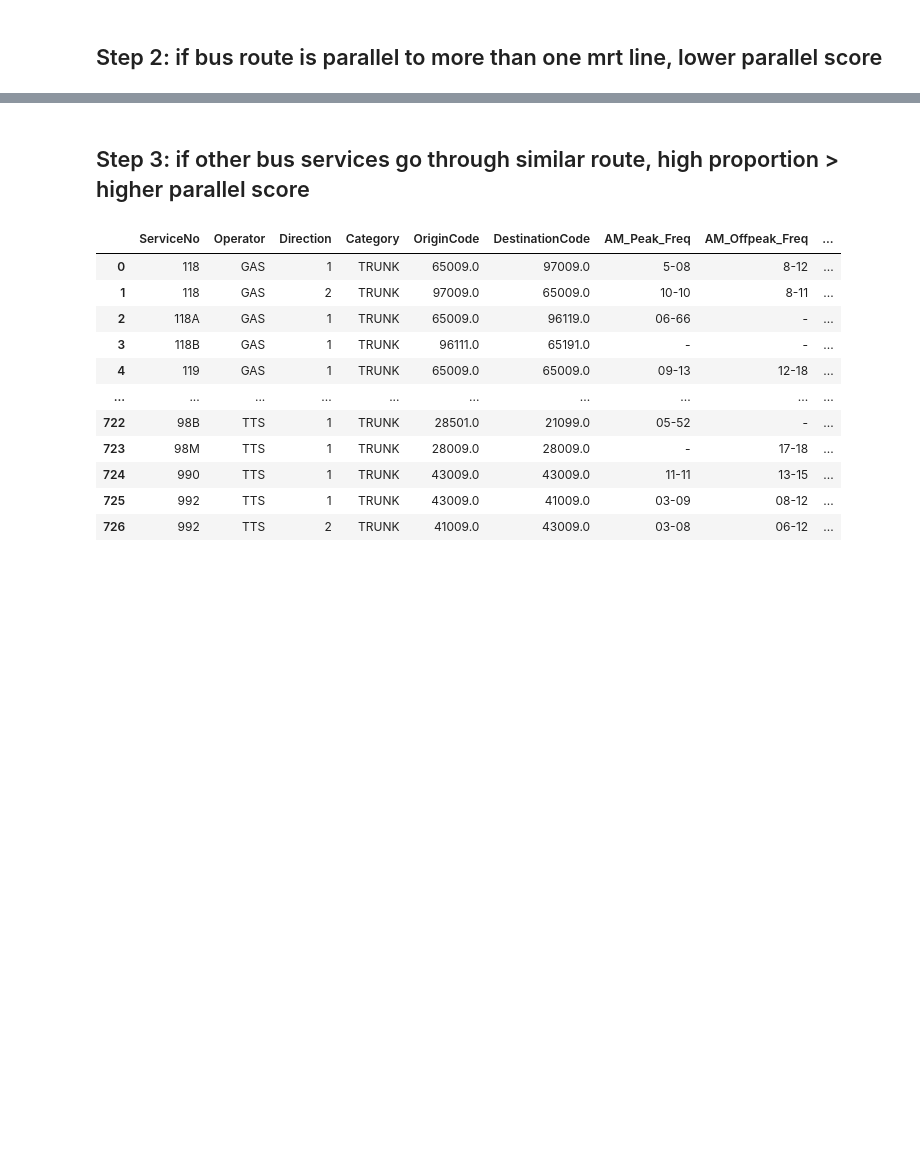
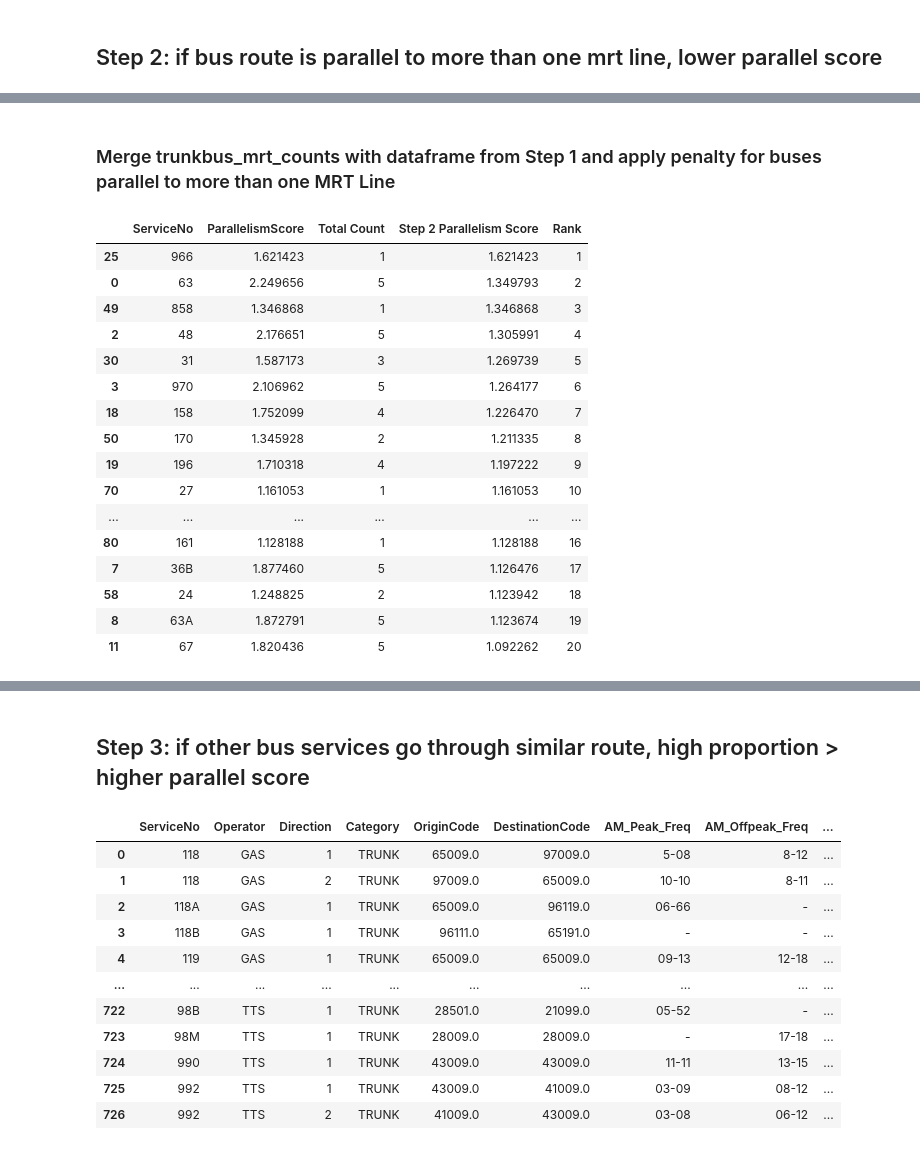
Before and after one commit to Elizaongwz/DSA4264, a Jupyter notebook: parallelscore.ipynb, the cells around one changed output, grey strips where cells are left out. Saved outputs shown, nothing was run; the diff lists cells and outputs as text; code cells hidden in the pictures; blank space fills up the shorter version.

Commit message:
step 2 of parallel scores

```diff
--- a/parallelscore.ipynb
+++ b/parallelscore.ipynb
@@ -201,0 +305,54 @@ step1_parallel_score = pd.read_csv('Bus_RoutesStopsServices/parallel_score_step1
+# %% [markdown]
+### Merge trunkbus_mrt_counts with dataframe from Step 1 and apply penalty for buses parallel to more than one MRT Line
+# %%
+trunkbus_mrt_counts = trunkbus_mrt_counts[["ServiceNo", "Total Count"]]
+merged_step1and2 = pd.merge(step1_parallel_score, trunkbus_mrt_counts, on="ServiceNo", how="left")
+# %%
+# Function to calculate the penalty based on "Total Count"
+def calculate_penalty(total_count):
+    if total_count == 1:
+        return 1
+    elif total_count == 2:
+        return 0.9
+    elif total_count == 3:
+        return 0.8
+    elif total_count == 4:
+        return 0.7
+    elif total_count == 5:
+        return 0.6
+    elif total_count == 6:
+        return 0.5
+    else:
+        return 1
+
+# Apply the penalty function and calculate the "Step 2 Parallelism Score"
+merged_step1and2["Step 2 Parallelism Score"] = (
+    merged_step1and2["ParallelismScore"] *
+    merged_step1and2["Total Count"].apply(calculate_penalty)
+)
+
+# Sort by Step 2 Parallelism Score and get new ranking
+merged_step1and2 = merged_step1and2.sort_values(by='Step 2 Parallelism Score', ascending=False)
+merged_step1and2['Rank'] = merged_step1and2['Step 2 Parallelism Score'].rank(method="dense", ascending=False).astype(int)
+
+
+# To view how much ranking has changed after adding penalty for routes that are parallel to more than one MRT Line
+merged_step1and2.head(20)
+# %% [output]
+|  | ServiceNo | ParallelismScore | Total Count | Step 2 Parallelism Score | Rank |
+| 25 | 966 | 1.621423 | 1 | 1.621423 | 1 |
+| 0 | 63 | 2.249656 | 5 | 1.349793 | 2 |
+| 49 | 858 | 1.346868 | 1 | 1.346868 | 3 |
+| 2 | 48 | 2.176651 | 5 | 1.305991 | 4 |
+| 30 | 31 | 1.587173 | 3 | 1.269739 | 5 |
+| 3 | 970 | 2.106962 | 5 | 1.264177 | 6 |
+| 18 | 158 | 1.752099 | 4 | 1.226470 | 7 |
+| 50 | 170 | 1.345928 | 2 | 1.211335 | 8 |
+| 19 | 196 | 1.710318 | 4 | 1.197222 | 9 |
+| 70 | 27 | 1.161053 | 1 | 1.161053 | 10 |
+| ... | ... | ... | ... | ... | ... |
+| 80 | 161 | 1.128188 | 1 | 1.128188 | 16 |
+| 7 | 36B | 1.877460 | 5 | 1.126476 | 17 |
+| 58 | 24 | 1.248825 | 2 | 1.123942 | 18 |
+| 8 | 63A | 1.872791 | 5 | 1.123674 | 19 |
+| 11 | 67 | 1.820436 | 5 | 1.092262 | 20 |
```
Also changed, not shown: parts of 15 cells of this notebook, 1 other file.
